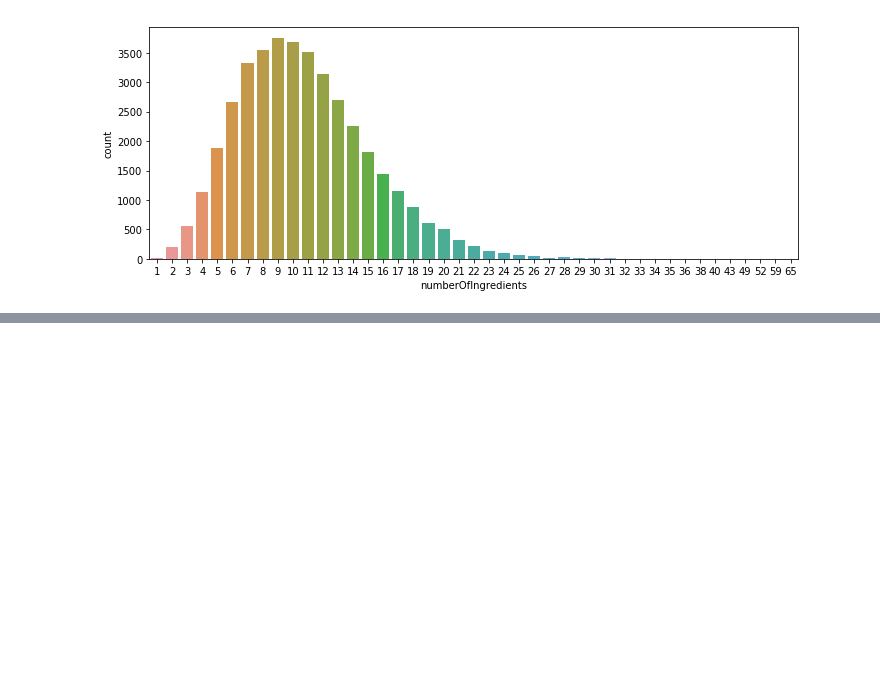
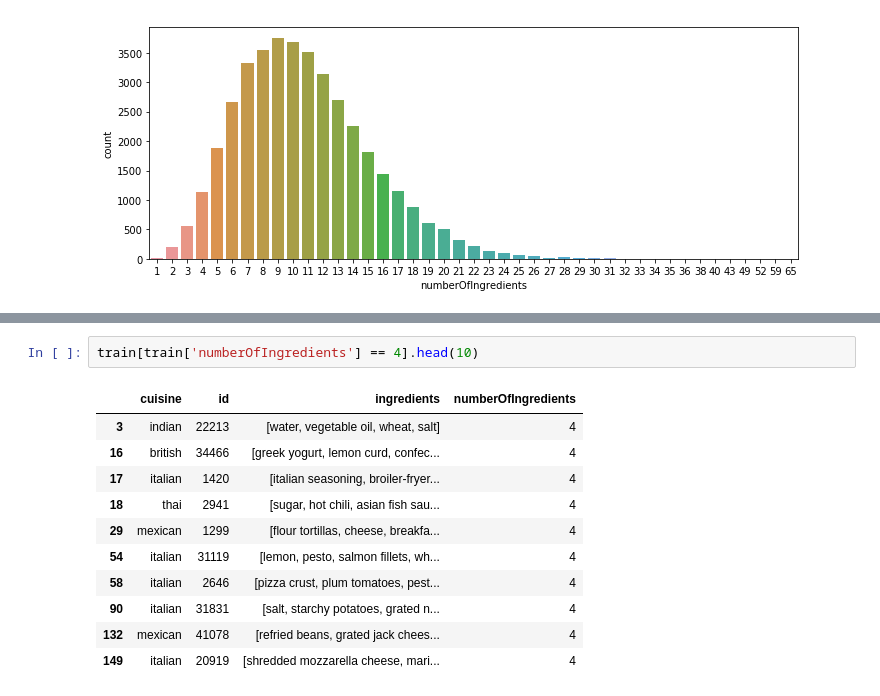
Before and after one commit to krogul222/Cooking_recipe_to_cuisine, a Jupyter notebook: Cooking_recipes.ipynb, the cells around one changed output, grey strips where cells are left out. Cells and saved outputs as stored; diff of their text form; blank space fills up the shorter version.

```diff
--- a/Cooking_recipes.ipynb
+++ b/Cooking_recipes.ipynb
@@ -161,0 +176,14 @@ plt.show()
+# %%
+train[train['numberOfIngredients'] == 4].head(10)
+# %% [output]
+|  | cuisine | id | ingredients | numberOfIngredients |
+| 3 | indian | 22213 | [water, vegetable oil, wheat, salt] | 4 |
+| 16 | british | 34466 | [greek yogurt, lemon curd, confec... | 4 |
+| 17 | italian | 1420 | [italian seasoning, broiler-fryer... | 4 |
+| 18 | thai | 2941 | [sugar, hot chili, asian fish sau... | 4 |
+| 29 | mexican | 1299 | [flour tortillas, cheese, breakfa... | 4 |
+| 54 | italian | 31119 | [lemon, pesto, salmon fillets, wh... | 4 |
+| 58 | italian | 2646 | [pizza crust, plum tomatoes, pest... | 4 |
+| 90 | italian | 31831 | [salt, starchy potatoes, grated n... | 4 |
+| 132 | mexican | 41078 | [refried beans, grated jack chees... | 4 |
+| 149 | italian | 20919 | [shredded mozzarella cheese, mari... | 4 |
```
Also changed, not shown: parts of 1 cell of this notebook.
